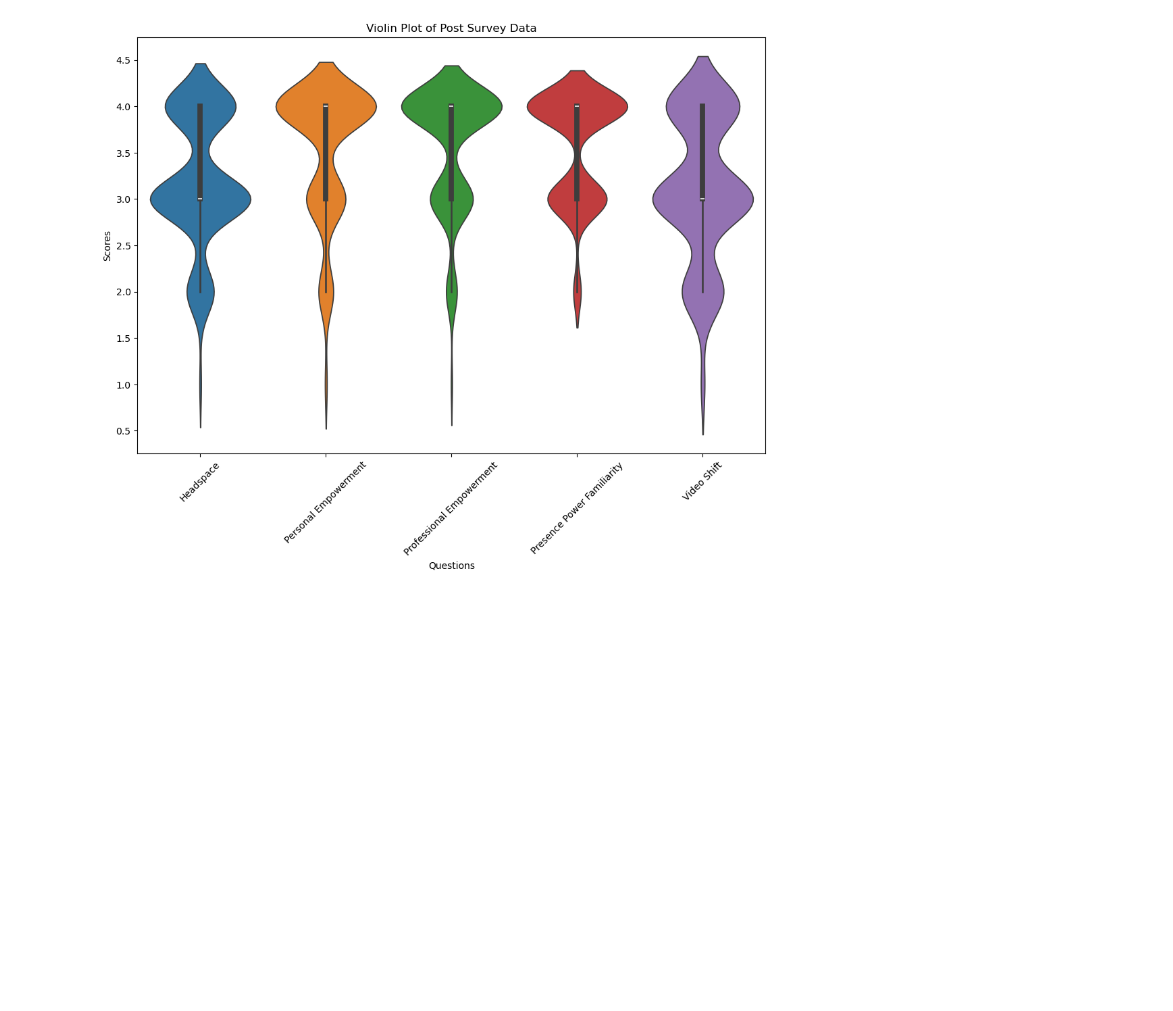
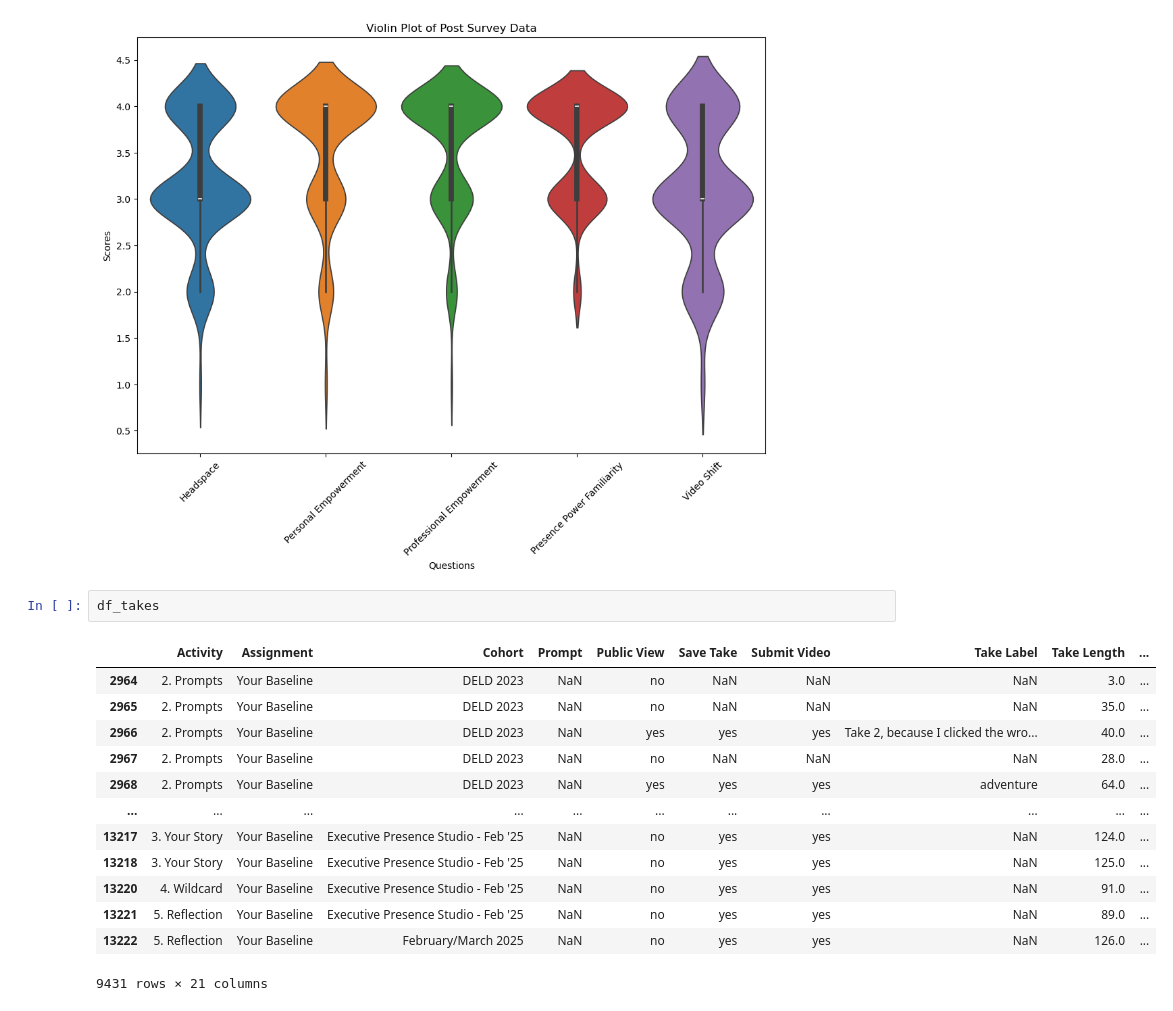
Before and after one commit to beatriceghosn/BetterOn_S2025, a Jupyter notebook: ProposedFormula.ipynb, the cells around one changed output. Drawn from its saved outputs; the diff is of its cells as text; blank space fills up the shorter version.

```diff
--- a/ProposedFormula.ipynb
+++ b/ProposedFormula.ipynb
@@ -326,3 +296,19 @@ plt.show()
 # %% [output]
 [figure]
 [figure]
+# %%
+df_takes
+# %% [output]
+|  | Activity | Assignment | Cohort | Prompt | Public View | Save Take | Submit Video | Take Label | Take Length | ... |
+| 2964 | 2. Prompts | Your Baseline | DELD 2023 | NaN | no | NaN | NaN | NaN | 3.0 | ... |
+| 2965 | 2. Prompts | Your Baseline | DELD 2023 | NaN | no | NaN | NaN | NaN | 35.0 | ... |
+| 2966 | 2. Prompts | Your Baseline | DELD 2023 | NaN | yes | yes | yes | Take 2, because I clicked the wro... | 40.0 | ... |
+| 2967 | 2. Prompts | Your Baseline | DELD 2023 | NaN | no | NaN | NaN | NaN | 28.0 | ... |
+| 2968 | 2. Prompts | Your Baseline | DELD 2023 | NaN | yes | yes | yes | adventure | 64.0 | ... |
+| ... | ... | ... | ... | ... | ... | ... | ... | ... | ... | ... |
+| 13217 | 3. Your Story | Your Baseline | Executive Presence Studio - Feb '25 | NaN | no | yes | yes | NaN | 124.0 | ... |
+| 13218 | 3. Your Story | Your Baseline | Executive Presence Studio - Feb '25 | NaN | no | yes | yes | NaN | 125.0 | ... |
+| 13220 | 4. Wildcard | Your Baseline | Executive Presence Studio - Feb '25 | NaN | no | yes | yes | NaN | 91.0 | ... |
+| 13221 | 5. Reflection | Your Baseline | Executive Presence Studio - Feb '25 | NaN | no | yes | yes | NaN | 89.0 | ... |
+| 13222 | 5. Reflection | Your Baseline | February/March 2025 | NaN | no | yes | yes | NaN | 126.0 | ... |
+9431 rows × 21 columns
```
Also changed, not shown: parts of 12 cells of this notebook.
